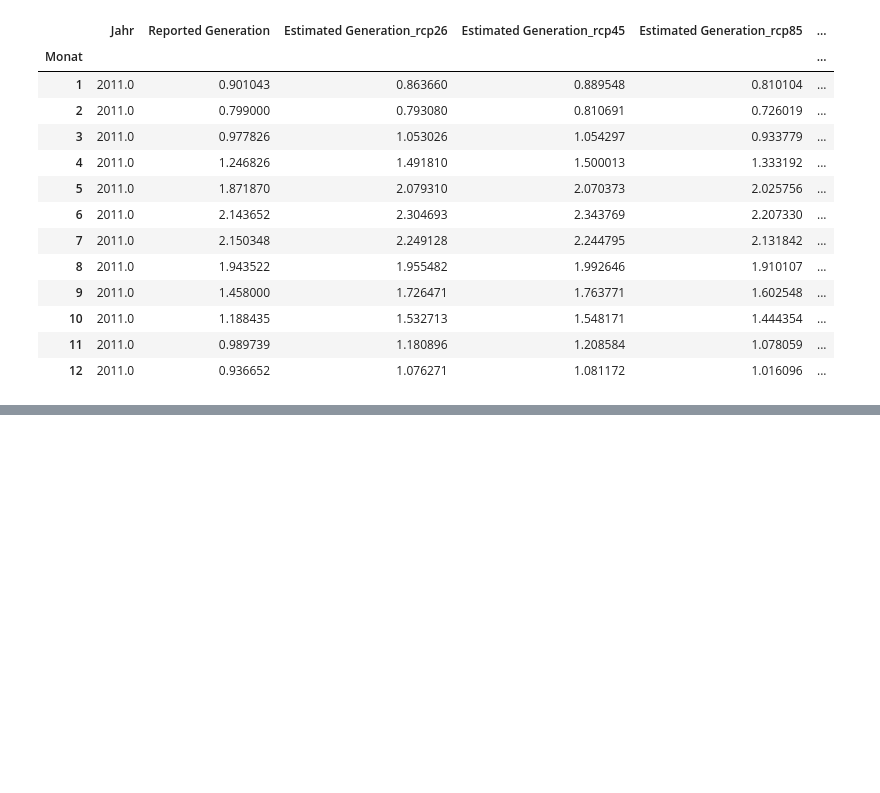
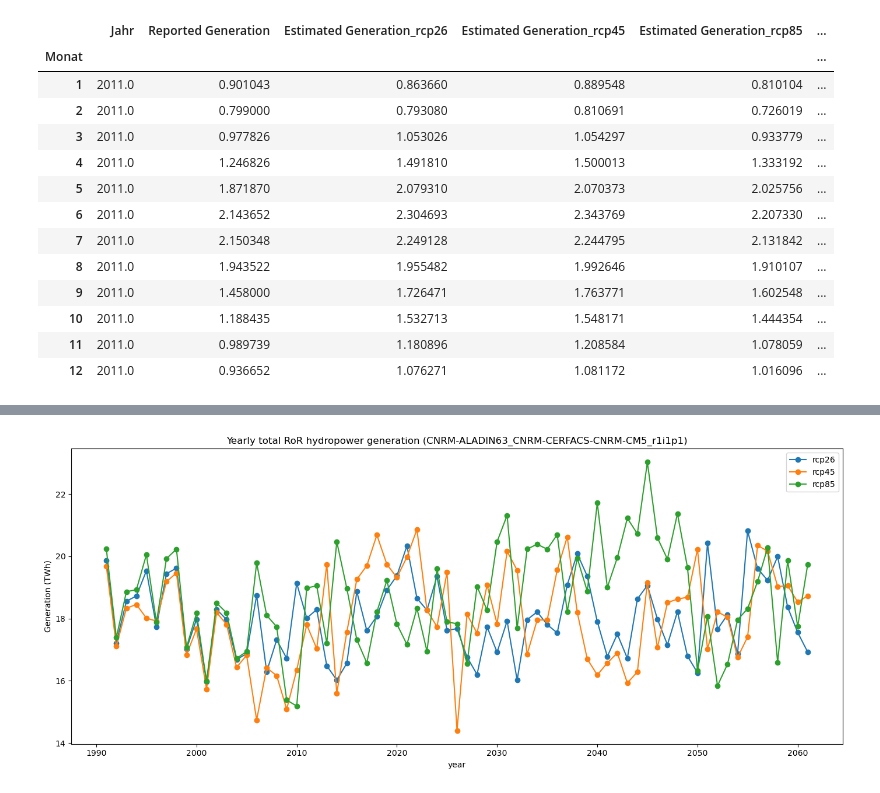
Before and after one commit to yasserhaddad/Clim2RoR-CH, a Jupyter notebook: notebooks/projections/hydropower_analysis.ipynb, the cells around one changed output, grey strips where cells are left out. Saved outputs shown, nothing was run; the diff lists cells and outputs as text; code cells hidden in the pictures; blank space fills up the shorter version.

```diff
--- a/notebooks/projections/hydropower_analysis.ipynb
+++ b/notebooks/projections/hydropower_analysis.ipynb
@@ -347,0 +373,28 @@ df_monthly_means
+# %%
+yearly_da_rcp26_corrected, df26_corrected, series26_corrected, yearly_values_rcp26_corrected = compute_yearly_sum_from_dataset(ds_gen_rcp26 * bias_correction_factors["rcp26"], "gen_yearly")
+yearly_da_rcp45_corrected, df45_corrected, series45_corrected, yearly_values_rcp45_corrected = compute_yearly_sum_from_dataset(ds_gen_rcp45 * bias_correction_factors["rcp45"], "gen_yearly")
+yearly_da_rcp85_corrected, df85_corrected, series85_corrected, yearly_values_rcp85_corrected = compute_yearly_sum_from_dataset(ds_gen_rcp85 * bias_correction_factors["rcp85"], "gen_yearly")
+
+# combine into one dataframe (aligned by year)
+df_combined = pd.merge(
+    df26_corrected[["year", "gen_yearly"]],
+    df45_corrected[["year", "gen_yearly"]],
+    on="year",
+    suffixes=("_rcp26", "_rcp45"),
+)
+df_combined_corrected = pd.merge(
+    df_combined,
+    df85_corrected[["year", "gen_yearly"]].rename({"gen_yearly": "gen_yearly_rcp85"}, axis=1),
+    on="year",
+)
+# %%
+# plot both series
+ax = df_combined_corrected.set_index("year").plot(
+    figsize=(14, 6), marker="o", linestyle="-"
+)
+ax.set_title(f"Yearly total RoR hydropower generation ({climate_model_chain})")
+ax.set_ylabel("Generation (TWh)")
+ax.legend(["rcp26", "rcp45","rcp85"])
+plt.tight_layout()
+# %% [output]
+[figure, added]
```
Also changed, not shown: parts of 16 cells of this notebook, 2 other files.
